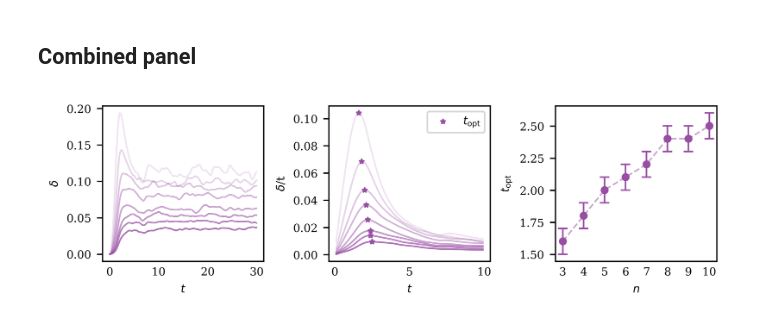
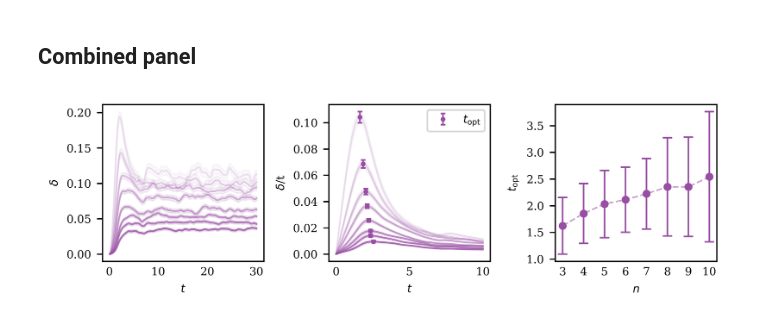
Before and after one commit to petr-ivashkov/quantum-mcmc, a Jupyter notebook: plots/delta_vs_t.ipynb, the cells around one changed output. Saved outputs shown, nothing was run; the diff lists cells and outputs as text; code cells hidden in the pictures.

```diff
--- a/plots/delta_vs_t.ipynb
+++ b/plots/delta_vs_t.ipynb
@@ -61 +73,10 @@ delta_opt_arr = np.asarray([delta_quantum_arr_avg[i_id][i] for i_id, i in enumer
+# %%
+t_err = time_range_short_times[1] - time_range_short_times[0]
+t_err_arr = np.ones_like(time_range_short_times) * t_err
+
+delta_err_arr = delta_short_times_quantum_arr_std
+delta_over_t_arr = np.asarray([delta_short_times_quantum_arr_avg[n_id] / time_range_short_times for n_id in range(len(qubits_range))])
+delta_over_t_opt_arr = delta_opt_arr / t_opt_arr
+delta_over_t_err_arr = np.asarray([delta_over_t_arr[i] * np.sqrt((delta_err_arr[i] / delta_short_times_quantum_arr_avg[i])**2 + (t_err_arr / time_range_short_times)**2) for i in range(len(qubits_range))])
+delta_over_t_opt_err_arr = np.asarray([delta_over_t_err_arr[i_id][i] for i_id, i in enumerate(arg_opt)])
 # %%
@@ -93,3 +117,12 @@ err = time_range[1] - time_range[0]
+# %%
+delta_over_t_ub_arr = np.asarray([delta_over_t_arr[n_id]+delta_over_t_err_arr[n_id] for n_id, n in enumerate(qubits_range)])
+ub_shifted = np.asarray([delta_over_t_ub_arr[n_id]-delta_over_t_opt_arr[n_id] for n_id, n in enumerate(qubits_range)])
+# %%
+indices_greater_than_zero = [np.where(ub_shifted[n_id] > 0)[0] for n_id, n in enumerate(qubits_range)]
+# %%
+id_lb = [indices_greater_than_zero[n_id][0] for n_id, n in enumerate(qubits_range)]
+id_ub = [indices_greater_than_zero[n_id][-1] for n_id, n in enumerate(qubits_range)]
+t_opt_err_arr = [time_range_short_times[id_ub[n_id]] - time_range_short_times[id_lb[n_id]] for n_id, n in enumerate(qubits_range)]
 # %%
 fig = plt.figure(figsize=(figure_size_x/2, figure_size_y/2))
 
@@ -123,46 +156,56 @@ for n_id, n in enumerate(qubits_range):
                  color=colors['purple'],
                  label=f'n={n}',
                  alpha=(0.15 + 0.09 * n_id))
+    axes[0].fill_between(time_range[:300], delta_quantum_arr_avg[n_id][:300]-delta_quantum_arr_std[n_id][:300], delta_quantum_arr_avg[n_id][:300]+delta_quantum_arr_std[n_id][:300], color=colors["purple"], alpha=(0.2 + 0.1*n_id)*0.2)
+
 axes[0].set_xlabel('$t$')
 axes[0].set_ylabel('$\delta$')
 # axes[0].legend()  # Uncomment to show legend
 
 # Second plot: Delta over t vs. time with scatter plot
 split = 100
 for n_id, n in enumerate(qubits_range):
-    axes[1].plot(time_range[1:split],
-                 delta_quantum_arr_avg[n_id][1:split] / time_range[1:split],
+    axes[1].plot(time_range_short_times,
+                 delta_over_t_arr[n_id],
                  color=colors['purple'],
                  alpha=(0.15 + 0.09 * n_id))
-axes[1].scatter(t_opt_arr,
-                delta_opt_arr / t_opt_arr,
-                marker='*',
-                c=colors['purple'],
-                s=8,
-                label='$t_{\mathrm{opt}}$')
+    axes[1].fill_between(time_range_short_times,
+                        delta_over_t_arr[n_id]-delta_over_t_err_arr[n_id],
+                        delta_over_t_arr[n_id]+delta_over_t_err_arr[n_id],
+                        color=colors['purple'],
+                        alpha=(0.2 + 0.1*n_id)*0.2)
+axes[1].errorbar(t_opt_arr,
+                 delta_over_t_opt_arr,
+                 delta_over_t_opt_err_arr,
+                 fmt='.',
+                 color=colors['purple'],
+                 ms=4,
+                 capsize=1.5,
+                 label='$t_{\mathrm{opt}}$')
+
 axes[1].set_xlabel('$t$')
 axes[1].set_ylabel('$\delta$/t')
 axes[1].legend()
 
 # Third plot: t_opt vs. qubit range with error bars
 axes[2].plot(qubits_range, t_opt_arr, '--', color=colors['purple'], alpha=0.5)
 axes[2].errorbar(qubits_range,
                  t_opt_arr,
-                 yerr=err,
+                 yerr=t_opt_err_arr,
                  fmt='o',
                  c=colors['purple'],
                  ms=4,
                  capsize=3)
 axes[2].set_xlabel('$n$')
 axes[2].set_ylabel('$t_{\mathrm{opt}}$')
 axes[2].set_xticks(qubits_range)
 
 # Adjust layout to avoid overlapping
 fig.tight_layout()
 
 # Save the combined figure
 fig.savefig(projectdir + 'figures/panel_delta_vs_t')
 
 plt.show()
 # %% [output]
-[figure, old version]
+[figure, new version]
```
Also changed, not shown: parts of 10 cells of this notebook, 4 other files.
